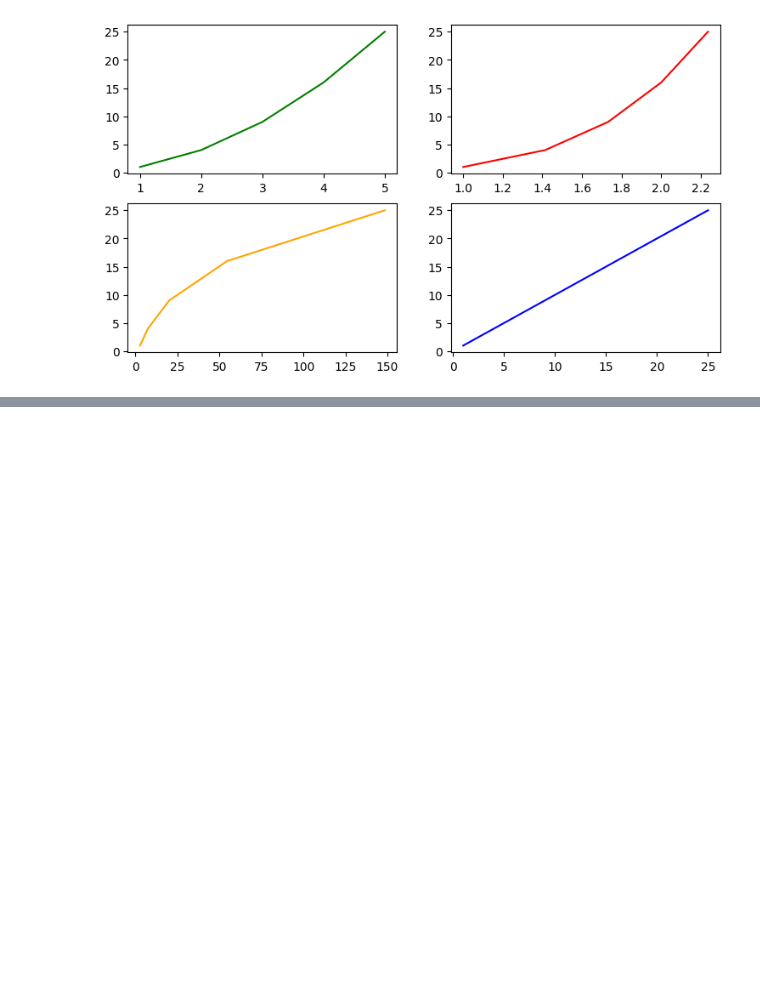
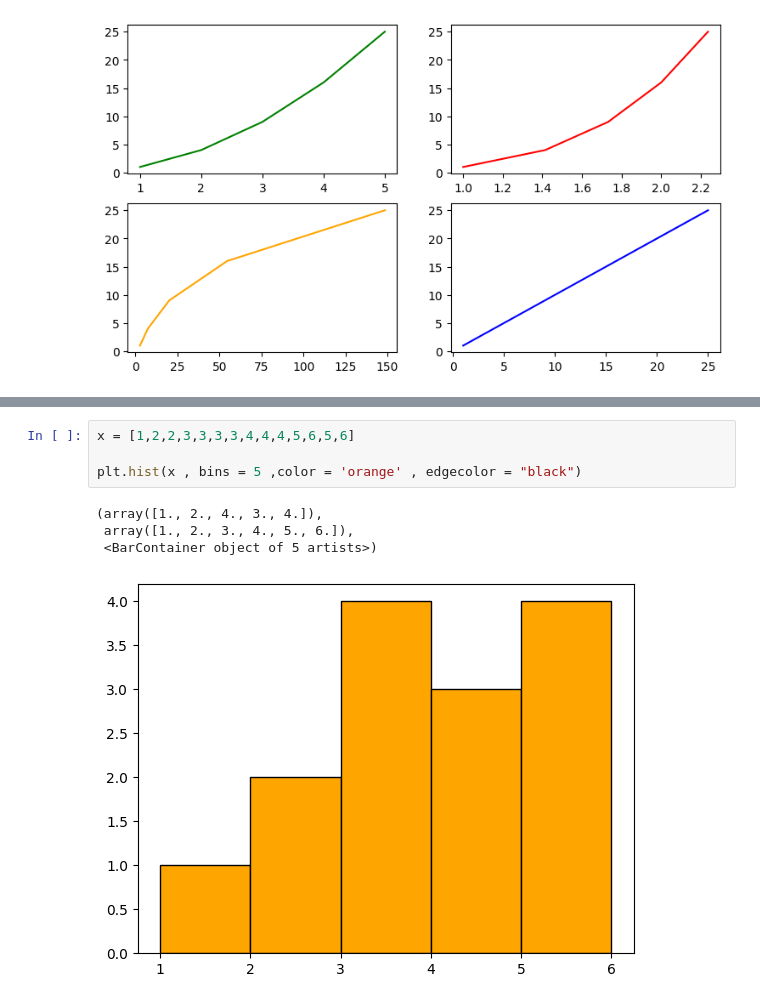
Before and after one commit to amankr2301/Data_analysis_with_python-, a Jupyter notebook: numpy-pandas-matplotlib.ipynb, the cells around one changed output, grey strips where cells are left out. Drawn from its saved outputs; the diff is of its cells as text; blank space fills up the shorter version.

```diff
--- a/numpy-pandas-matplotlib.ipynb
+++ b/numpy-pandas-matplotlib.ipynb
@@ -374,0 +388,9 @@ array([ 1,  4,  9, 16, 25])
+# %%
+x = [1,2,2,3,3,3,3,4,4,4,5,6,5,6]
+
+plt.hist(x , bins = 5 ,color = 'orange' , edgecolor = "black")
+# %% [output]
+(array([1., 2., 4., 3., 4.]),
+ array([1., 2., 3., 4., 5., 6.]),
+ <BarContainer object of 5 artists>)
+[figure, added]
```
Also changed, not shown: parts of 9 cells of this notebook.
